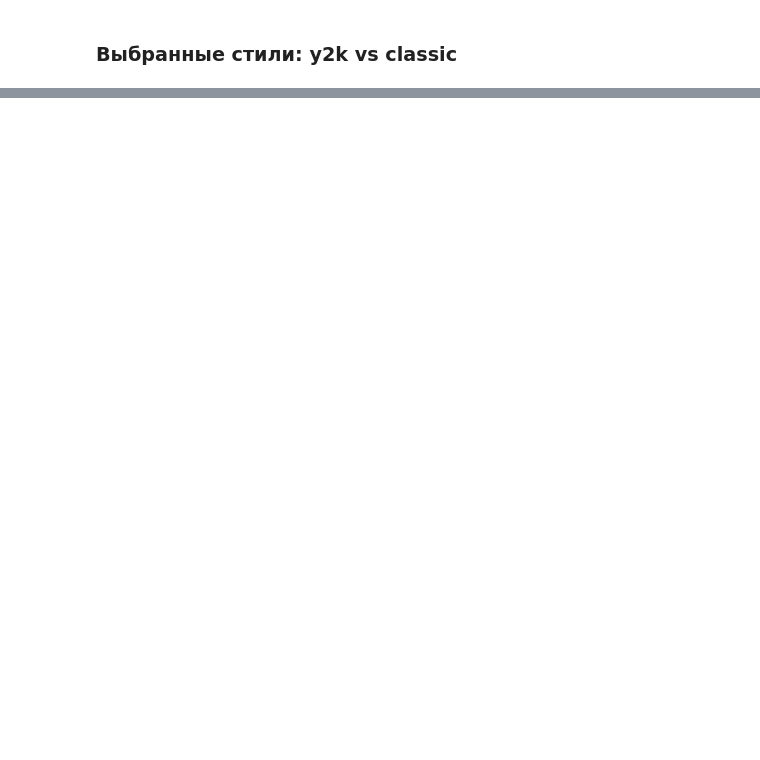
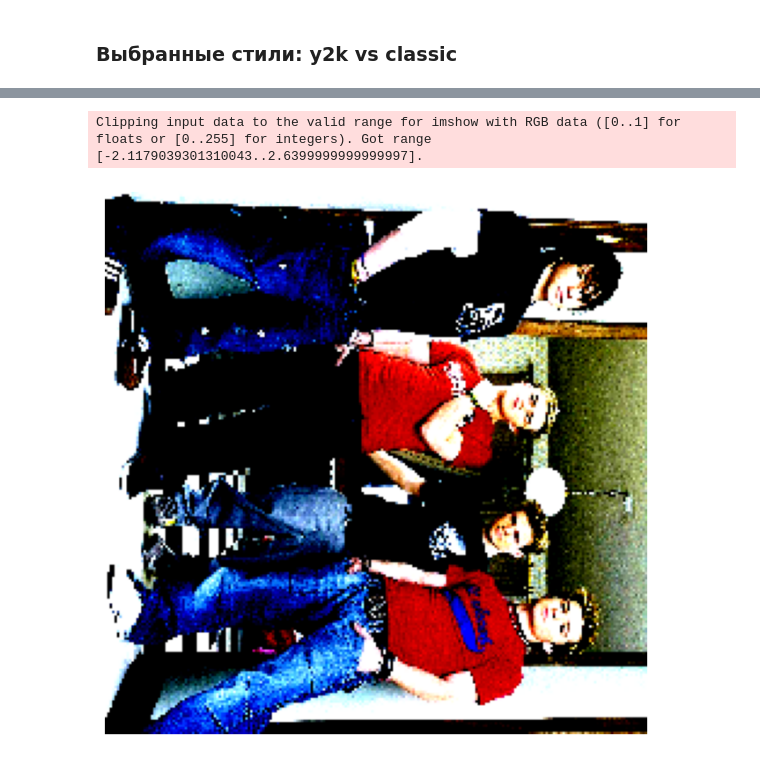
Before and after one commit to AndreichukVladlena/y2k-vs-classic-style-classifier, a Jupyter notebook: main.ipynb, the cells around one changed output, grey strips where cells are left out. Saved outputs shown, nothing was run; the diff lists cells and outputs as text; code cells hidden in the pictures; blank space fills up the shorter version.

```diff
--- a/main.ipynb
+++ b/main.ipynb
@@ -19,0 +95,8 @@
+# %%
+fig, ax = plt.subplots(figsize=(8, 8))
+ax.imshow(cv2.rotate(y2k_images[0], cv2.ROTATE_90_CLOCKWISE))
+ax.axis('off')
+plt.show()
+# %% [output]
+Clipping input data to the valid range for imshow with RGB data ([0..1] for floats or [0..255] for integers). Got range [-2.1179039301310043..2.6399999999999997].
+[figure, added]
```
Also changed, not shown: parts of 16 cells of this notebook.
